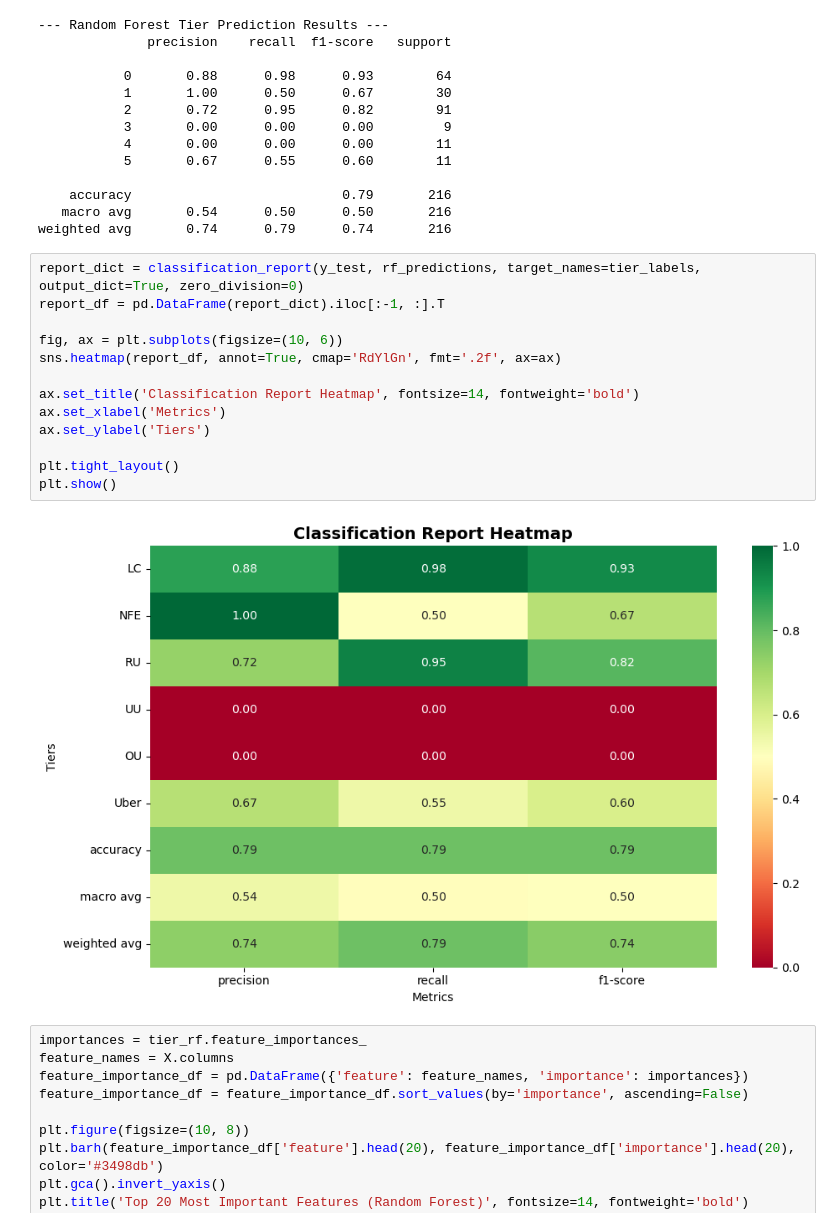
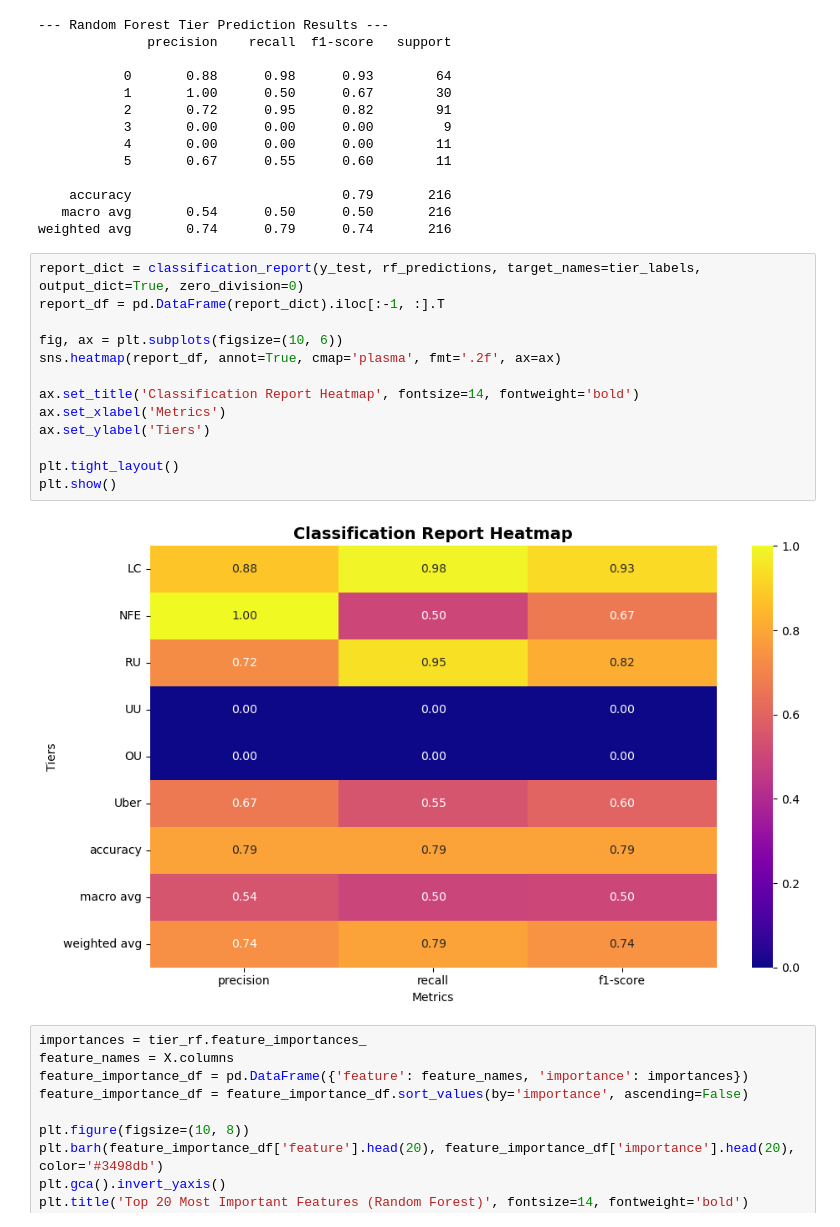
Before and after one commit to Anna-Kopec/pokemon_exploratory_data_analysis, a Jupyter notebook: src/process_tiers.ipynb, the cells around one changed output. Saved outputs shown, nothing was run; the diff lists cells and outputs as text.

```diff
--- a/src/process_tiers.ipynb
+++ b/src/process_tiers.ipynb
@@ -152,18 +152,18 @@ weighted avg       0.74      0.79      0.74       216
 # %%
 report_dict = classification_report(y_test, rf_predictions, target_names=tier_labels, output_dict=True, zero_division=0)
 report_df = pd.DataFrame(report_dict).iloc[:-1, :].T
 
 fig, ax = plt.subplots(figsize=(10, 6))
-sns.heatmap(report_df, annot=True, cmap='RdYlGn', fmt='.2f', ax=ax)
+sns.heatmap(report_df, annot=True, cmap='plasma', fmt='.2f', ax=ax)
 
 ax.set_title('Classification Report Heatmap', fontsize=14, fontweight='bold')
 ax.set_xlabel('Metrics')
 ax.set_ylabel('Tiers')
 
 plt.tight_layout()
 plt.show()
 # %% [output]
-[figure, old version]
+[figure, new version]
 # %%
 importances = tier_rf.feature_importances_
 feature_names = X.columns
```
Also changed, not shown: parts of 2 cells of this notebook, 1 other file.
